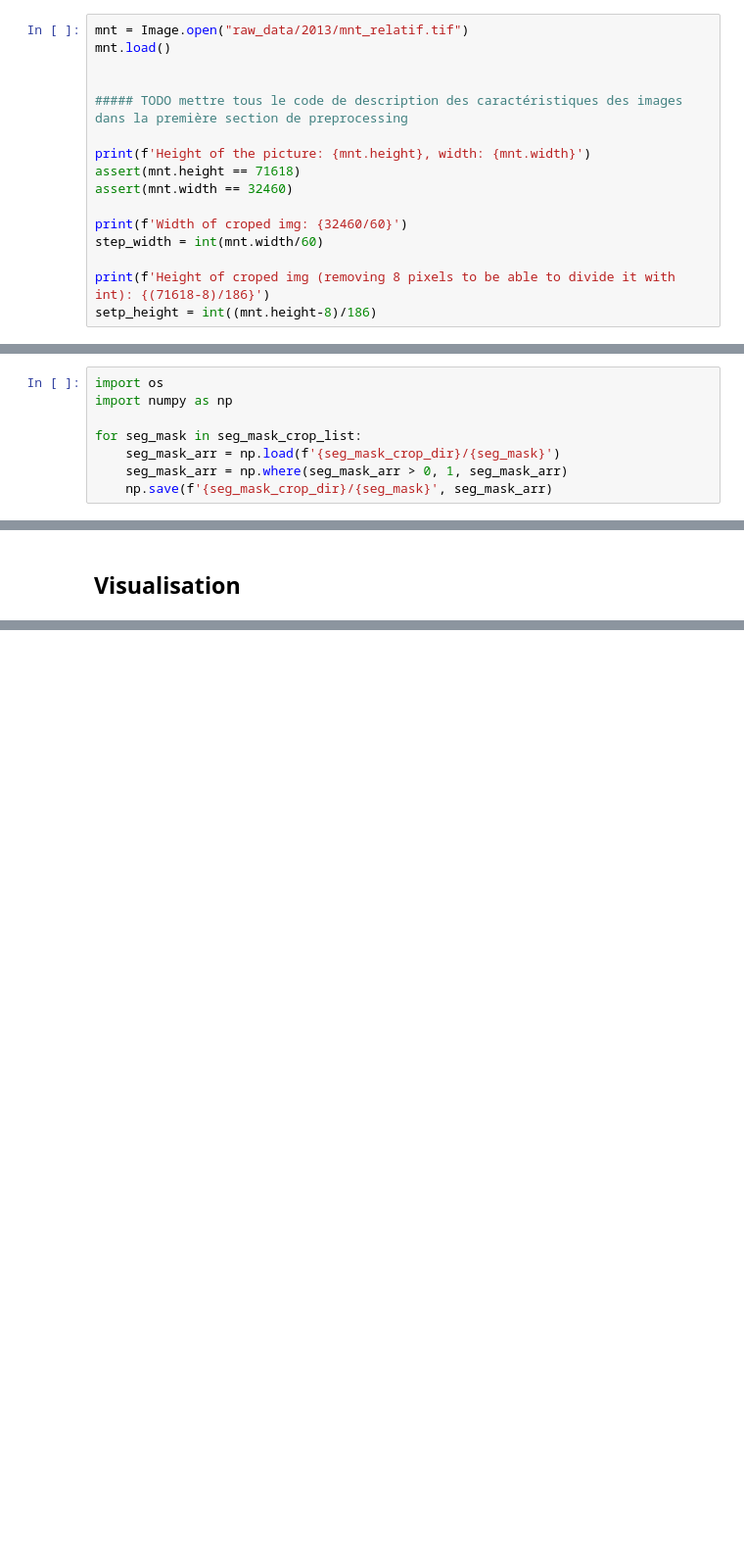
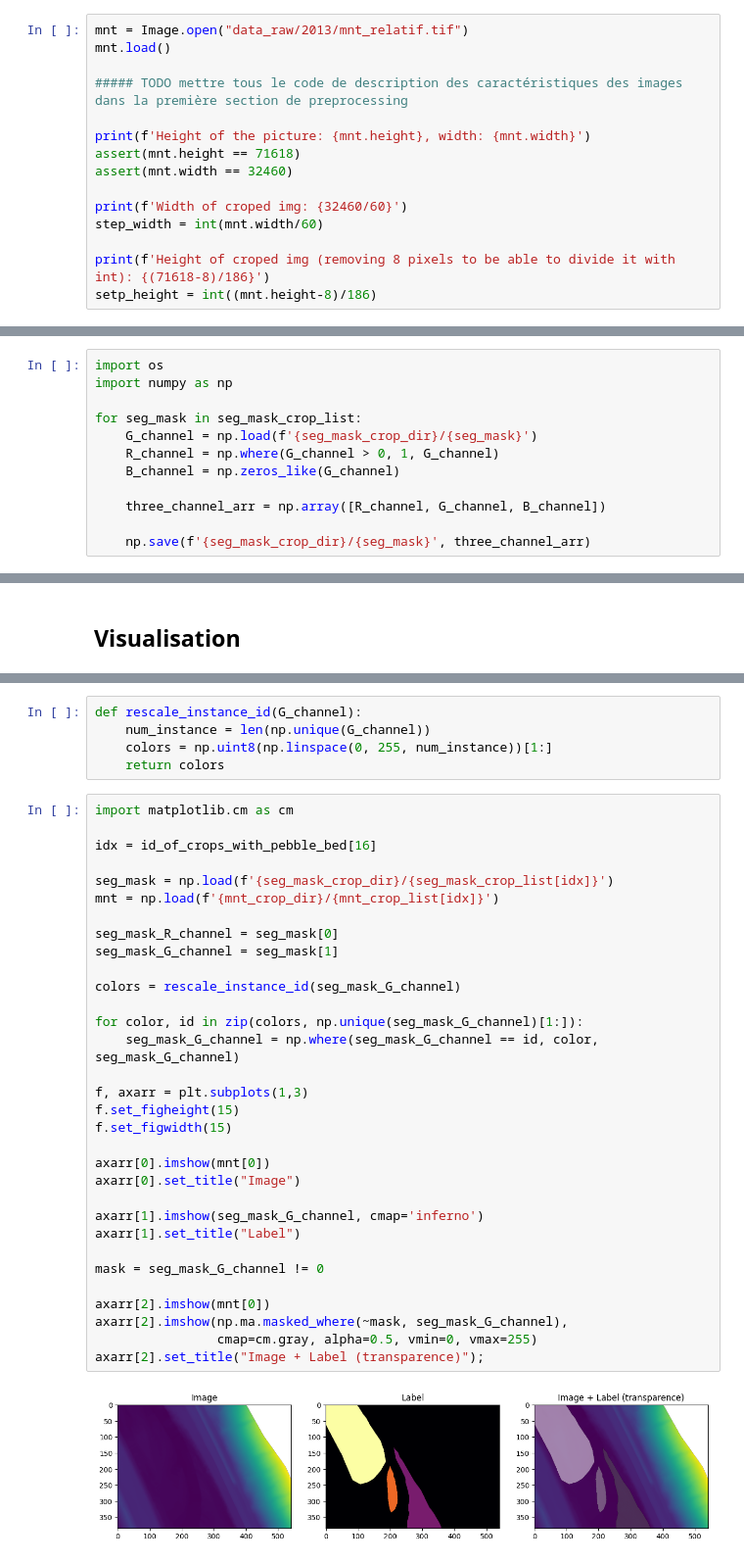
Before and after one commit to ThomasDenoirjean/pebble_beds_instance_segmentation, a Jupyter notebook: pebble_bed_instance_segmentation_data_processing.ipynb, the cells around one changed output, grey strips where cells are left out. Shown at 98% size. Saved outputs shown, nothing was run; the diff lists cells and outputs as text; blank space fills up the shorter version.

Commit message:
Correctly encoded class and instances on R and G channels of seg masks

```diff
--- a/pebble_bed_instance_segmentation_data_processing.ipynb
+++ b/pebble_bed_instance_segmentation_data_processing.ipynb
@@ -74,9 +74,8 @@ del seg_mask
 # %% [markdown]
 ### MNT
 # %%
-mnt = Image.open("raw_data/2013/mnt_relatif.tif")
+mnt = Image.open("data_raw/2013/mnt_relatif.tif")
 mnt.load()
-
 
 ##### TODO mettre tous le code de description des caractéristiques des images dans la première section de preprocessing
 
@@ -207,7 +207,11 @@ import os
 import numpy as np
 
 for seg_mask in seg_mask_crop_list:
-    seg_mask_arr = np.load(f'{seg_mask_crop_dir}/{seg_mask}')
-    seg_mask_arr = np.where(seg_mask_arr > 0, 1, seg_mask_arr)
-    np.save(f'{seg_mask_crop_dir}/{seg_mask}', seg_mask_arr)
+    G_channel = np.load(f'{seg_mask_crop_dir}/{seg_mask}')
+    R_channel = np.where(G_channel > 0, 1, G_channel)
+    B_channel = np.zeros_like(G_channel)
+
+    three_channel_arr = np.array([R_channel, G_channel, B_channel])
+
+    np.save(f'{seg_mask_crop_dir}/{seg_mask}', three_channel_arr)
 # %%
@@ -271,0 +318,39 @@ seg_mask_(0, 1155, 541, 1540).npy mnt_(0, 1155, 541, 1540).npy
+# %%
+def rescale_instance_id(G_channel):
+    num_instance = len(np.unique(G_channel))
+    colors = np.uint8(np.linspace(0, 255, num_instance))[1:]
+    return colors
+# %%
+import matplotlib.cm as cm
+
+idx = id_of_crops_with_pebble_bed[16]
+
+seg_mask = np.load(f'{seg_mask_crop_dir}/{seg_mask_crop_list[idx]}')
+mnt = np.load(f'{mnt_crop_dir}/{mnt_crop_list[idx]}')
+
+seg_mask_R_channel = seg_mask[0]
+seg_mask_G_channel = seg_mask[1]
+
+colors = rescale_instance_id(seg_mask_G_channel)
+
+for color, id in zip(colors, np.unique(seg_mask_G_channel)[1:]):
+    seg_mask_G_channel = np.where(seg_mask_G_channel == id, color, seg_mask_G_channel)
+
+f, axarr = plt.subplots(1,3)
+f.set_figheight(15)
+f.set_figwidth(15)
+
+axarr[0].imshow(mnt[0])
+axarr[0].set_title("Image")
+
+axarr[1].imshow(seg_mask_G_channel, cmap='inferno')
+axarr[1].set_title("Label")
+
+mask = seg_mask_G_channel != 0
+
+axarr[2].imshow(mnt[0])
+axarr[2].imshow(np.ma.masked_where(~mask, seg_mask_G_channel),
+                cmap=cm.gray, alpha=0.5, vmin=0, vmax=255)
+axarr[2].set_title("Image + Label (transparence)");
+# %% [output]
+[figure, added]
```
Also changed, not shown: parts of 14 cells of this notebook.
